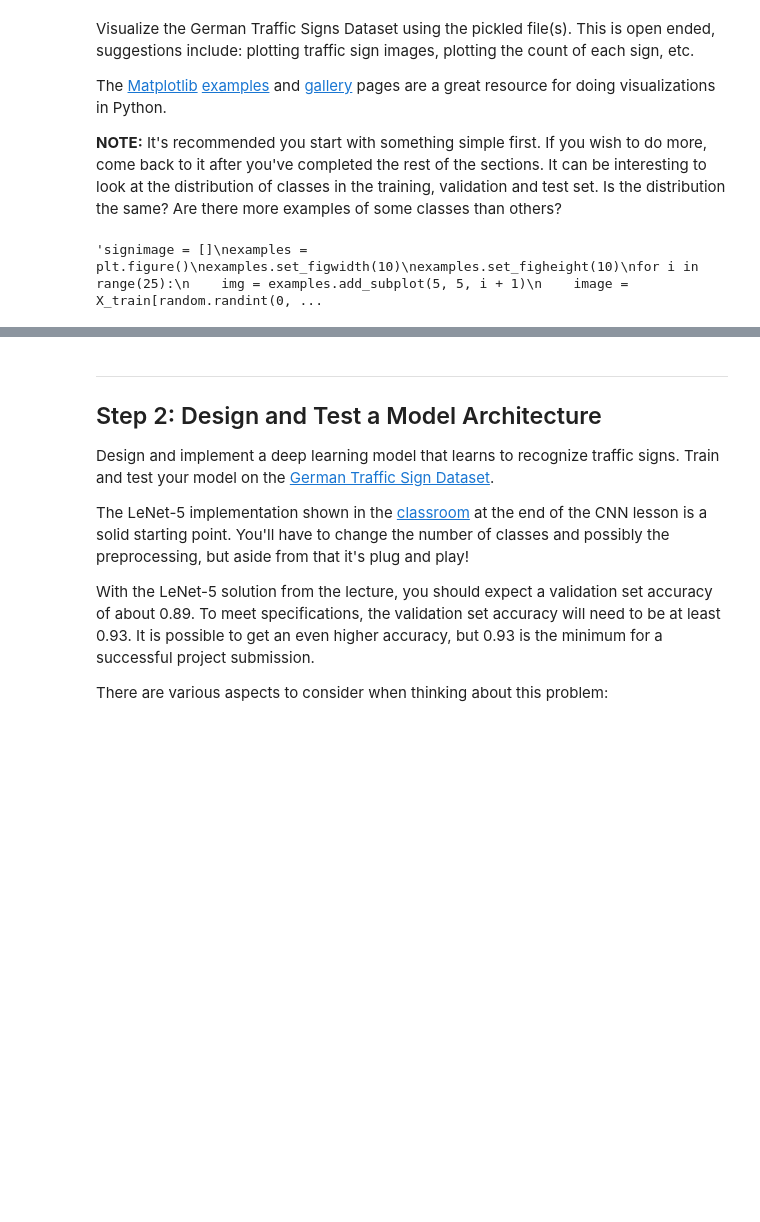
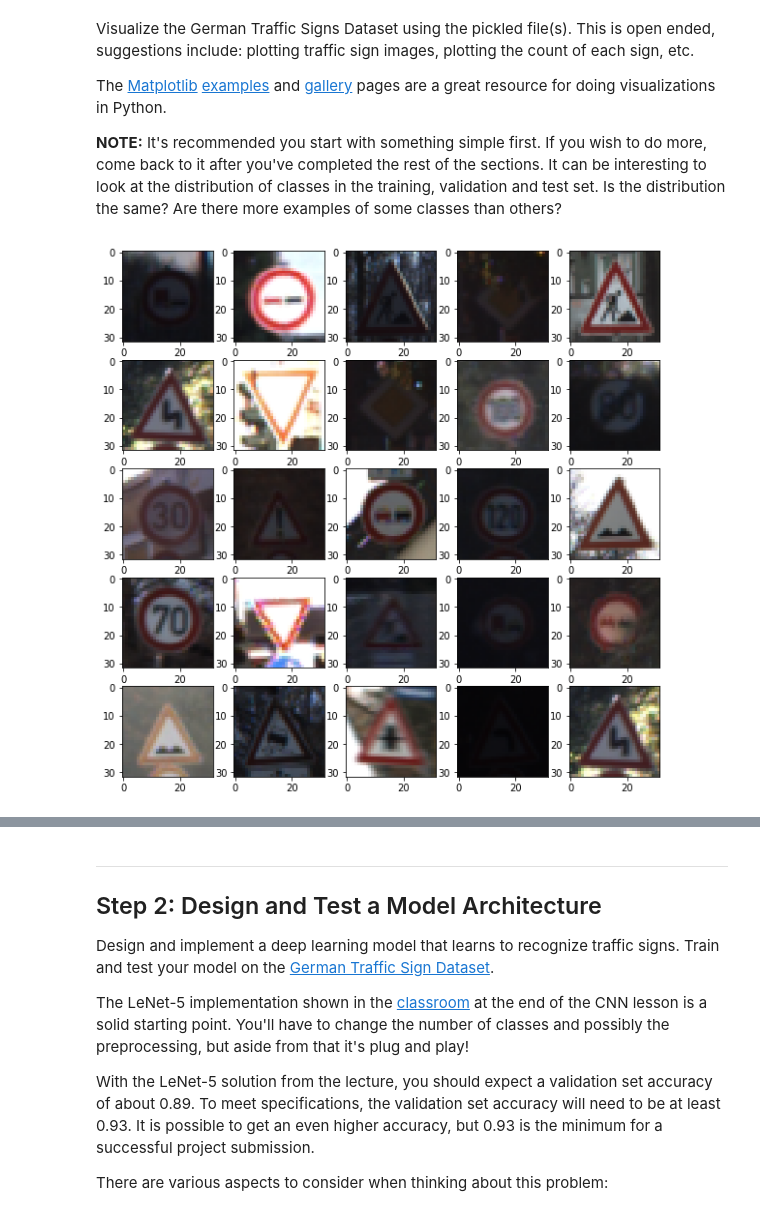
Before and after one commit to afourteia/CarND_Traffic_Sign_Classifier, a Jupyter notebook: Traffic_Sign_Classifier.ipynb, the cells around one changed output, grey strips where cells are left out. Cells and saved outputs as stored; diff of their text form; code cells hidden in the pictures; blank space fills up the shorter version.

```diff
--- a/Traffic_Sign_Classifier.ipynb
+++ b/Traffic_Sign_Classifier.ipynb
@@ -127,19 +130,19 @@ The [Matplotlib](http://matplotlib.org/) [examples](http://matplotlib.org/exampl
 # %%
 ### Data exploration visualization code goes here.
 ### Feel free to use as many code cells as needed.
 
 
 #DISPLAY 25 random images
-"""signimage = []
+signimage = []
 examples = plt.figure()
 examples.set_figwidth(10)
 examples.set_figheight(10)
 for i in range(25):
     img = examples.add_subplot(5, 5, i + 1)
     image = X_train[random.randint(0,len(X_train) - 1)].squeeze()
-    img.imshow(image)"""
+    img.imshow(image)
 # %% [output]
-'signimage = []\nexamples = plt.figure()\nexamples.set_figwidth(10)\nexamples.set_figheight(10)\nfor i in range(25):\n    img = examples.add_subplot(5, 5, i + 1)\n    image = X_train[random.randint(0, ...
+[figure, added]
 # %%
 # Class distrubtion of the training set
 Distribution, bins = np.histogram(y_train, bins = n_classes)
```
Also changed, not shown: parts of 27 cells of this notebook, 5 other files.
